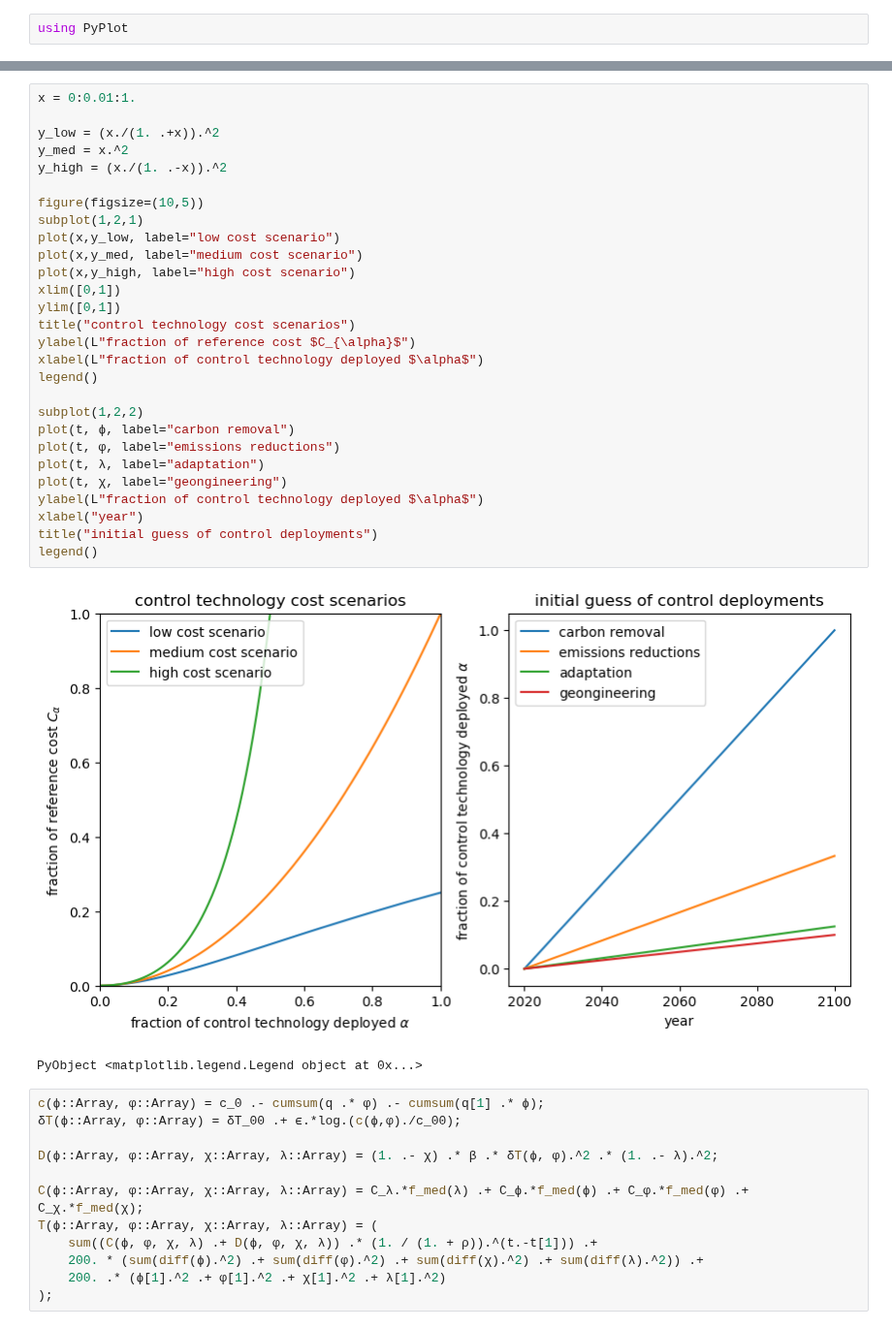
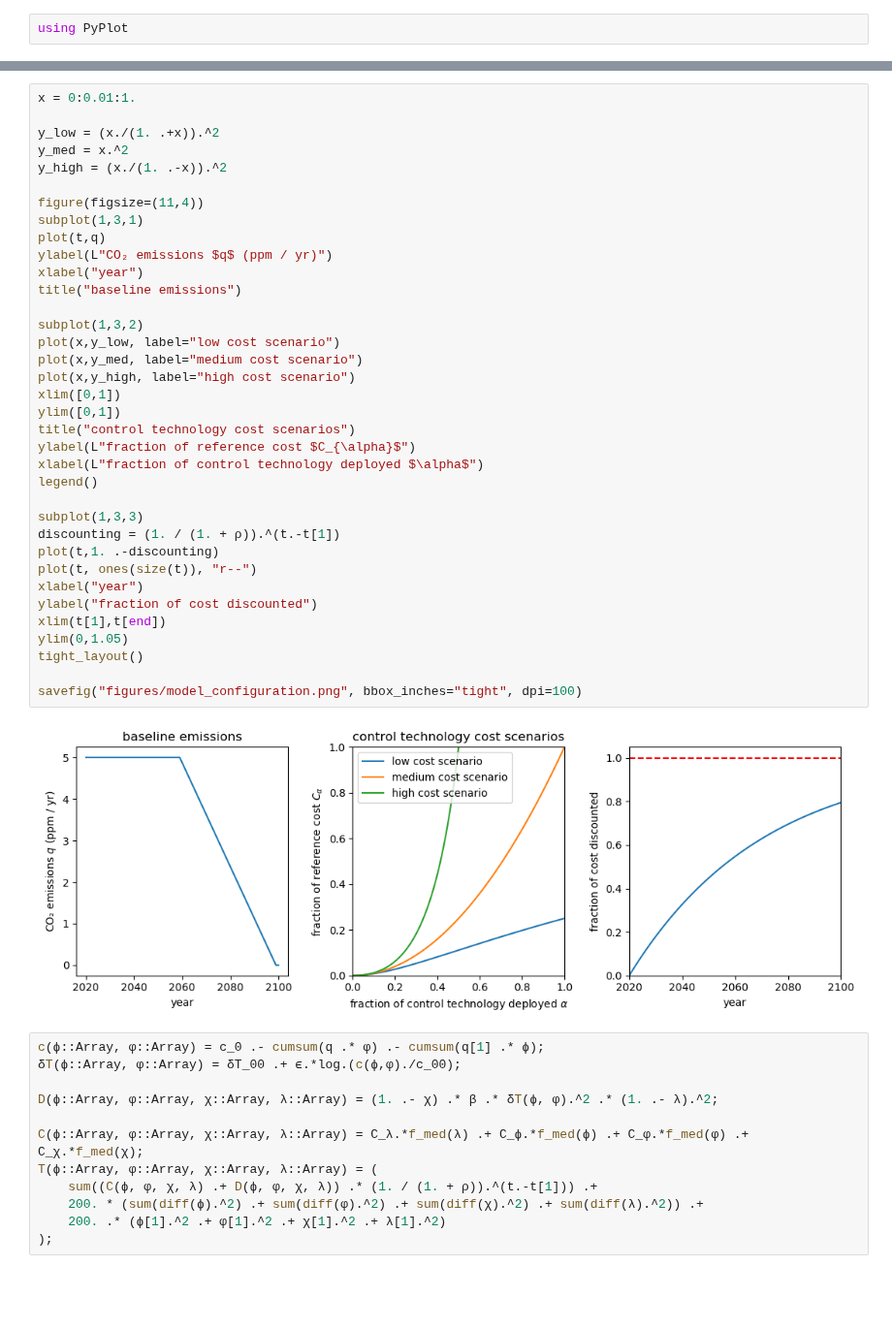
Before and after one commit to hdrake/OptimizeClimate, a Jupyter notebook: DeutchOptimized_gradient_descent_HFD.ipynb, the cells around one changed output, grey strips where cells are left out. Shown at 97% size. Cells and saved outputs as stored; diff of their text form; blank space fills up the shorter version.

Commit message:
Added figures

```diff
--- a/DeutchOptimized_gradient_descent_HFD.ipynb
+++ b/DeutchOptimized_gradient_descent_HFD.ipynb
@@ -56,34 +45,41 @@ ylim(0,1.05)
 # %%
 x = 0:0.01:1.
 
 y_low = (x./(1. .+x)).^2
 y_med = x.^2
 y_high = (x./(1. .-x)).^2
 
-figure(figsize=(10,5))
-subplot(1,2,1)
+figure(figsize=(11,4))
+subplot(1,3,1)
+plot(t,q)
+ylabel(L"CO₂ emissions $q$ (ppm / yr)")
+xlabel("year")
+title("baseline emissions")
+
+subplot(1,3,2)
 plot(x,y_low, label="low cost scenario")
 plot(x,y_med, label="medium cost scenario")
 plot(x,y_high, label="high cost scenario")
 xlim([0,1])
 ylim([0,1])
 title("control technology cost scenarios")
 ylabel(L"fraction of reference cost $C_{\alpha}$")
 xlabel(L"fraction of control technology deployed $\alpha$")
 legend()
 
-subplot(1,2,2)
-plot(t, ϕ, label="carbon removal")
-plot(t, φ, label="emissions reductions")
-plot(t, λ, label="adaptation")
-plot(t, χ, label="geongineering")
-ylabel(L"fraction of control technology deployed $\alpha$")
+subplot(1,3,3)
+discounting = (1. / (1. + ρ)).^(t.-t[1])
+plot(t,1. .-discounting)
+plot(t, ones(size(t)), "r--")
 xlabel("year")
-title("initial guess of control deployments")
-legend()
+ylabel("fraction of cost discounted")
+xlim(t[1],t[end])
+ylim(0,1.05)
+tight_layout()
+
+savefig("figures/model_configuration.png", bbox_inches="tight", dpi=100)
 # %% [output]
-[figure, old version]
+[figure, new version]
-PyObject <matplotlib.legend.Legend object at 0x...>
 # %%
 c(ϕ::Array, φ::Array) = c_0 .- cumsum(q .* φ) .- cumsum(q[1] .* ϕ);
 δT(ϕ::Array, φ::Array) = δT_00 .+ ϵ.*log.(c(ϕ,φ)./c_00);
```
Also changed, not shown: parts of 6 cells of this notebook, 3 other files.
